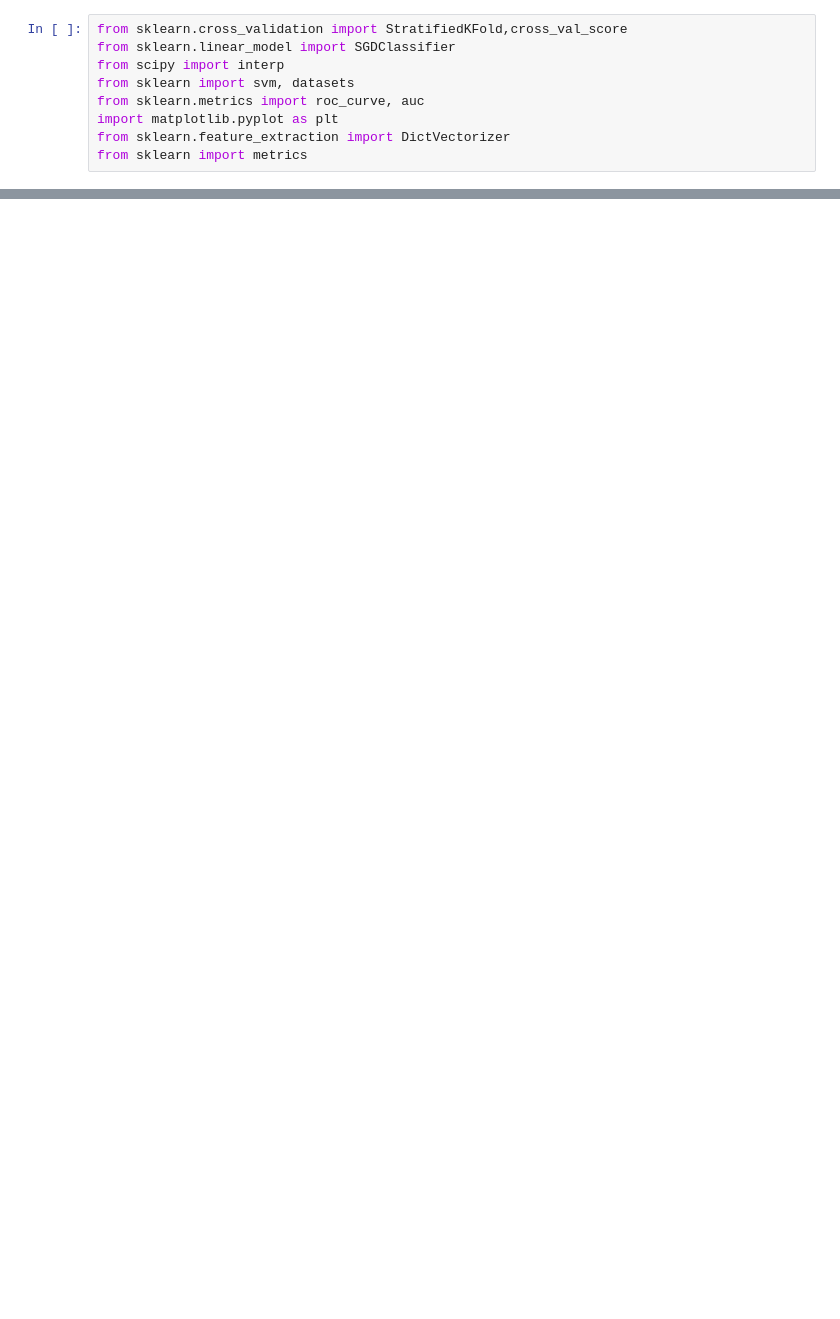
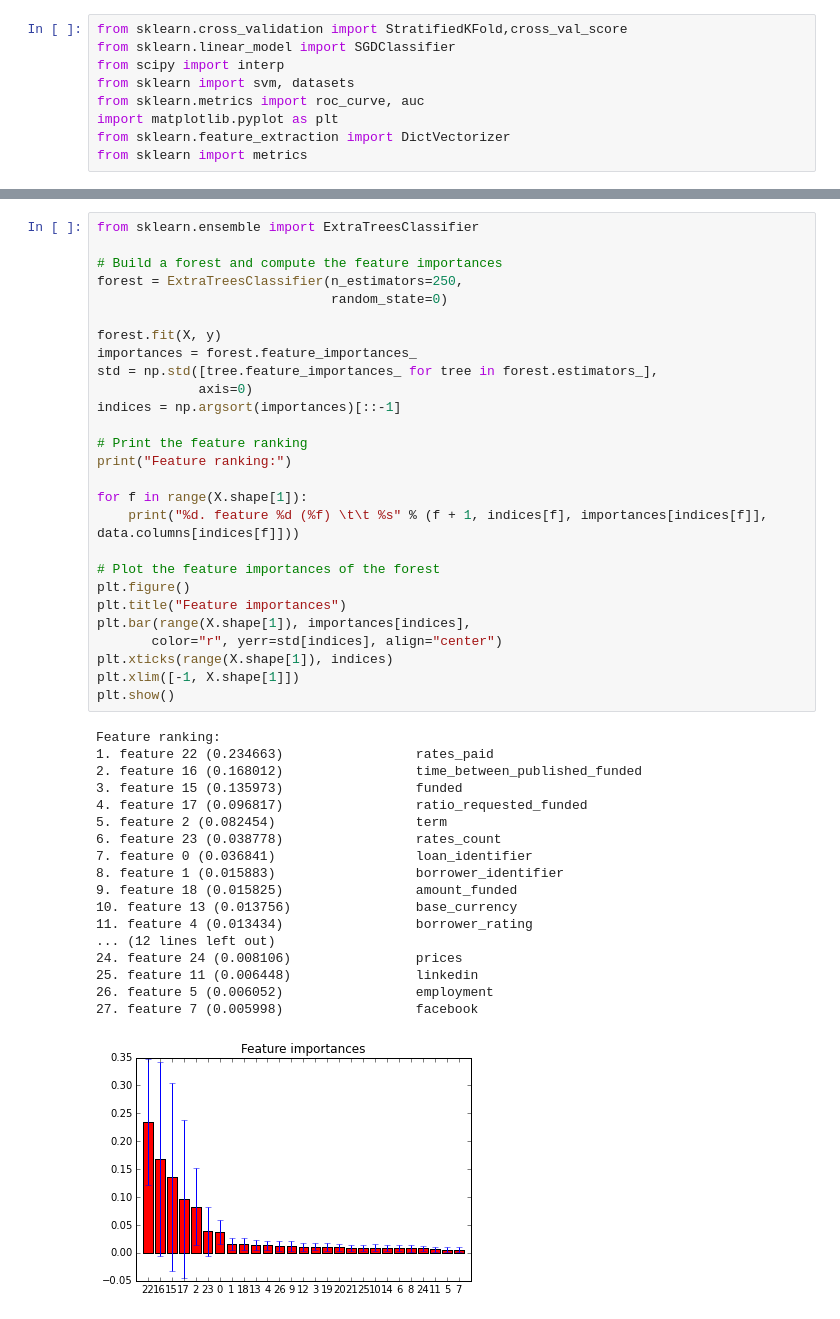
Before and after one commit to bojeanson/data_analysis_bitbond, a Jupyter notebook: Classification_program.ipynb, the cells around one changed output, grey strips where cells are left out. Saved outputs shown, nothing was run; the diff lists cells and outputs as text; blank space fills up the shorter version.

Commit message:
feat: script to build new feature

```diff
--- a/Classification_program.ipynb
+++ b/Classification_program.ipynb
@@ -150,0 +136,46 @@ plt.show()
+# %%
+from sklearn.ensemble import ExtraTreesClassifier
+
+# Build a forest and compute the feature importances
+forest = ExtraTreesClassifier(n_estimators=250,
+                              random_state=0)
+
+forest.fit(X, y)
+importances = forest.feature_importances_
+std = np.std([tree.feature_importances_ for tree in forest.estimators_],
+             axis=0)
+indices = np.argsort(importances)[::-1]
+
+# Print the feature ranking
+print("Feature ranking:")
+
+for f in range(X.shape[1]):
+    print("%d. feature %d (%f) \t\t %s" % (f + 1, indices[f], importances[indices[f]], data.columns[indices[f]]))
+
+# Plot the feature importances of the forest
+plt.figure()
+plt.title("Feature importances")
+plt.bar(range(X.shape[1]), importances[indices],
+       color="r", yerr=std[indices], align="center")
+plt.xticks(range(X.shape[1]), indices)
+plt.xlim([-1, X.shape[1]])
+plt.show()
+# %% [output]
+Feature ranking:
+1. feature 22 (0.234663)                 rates_paid
+2. feature 16 (0.168012)                 time_between_published_funded
+3. feature 15 (0.135973)                 funded
+4. feature 17 (0.096817)                 ratio_requested_funded
+5. feature 2 (0.082454)                  term
+6. feature 23 (0.038778)                 rates_count
+7. feature 0 (0.036841)                  loan_identifier
+8. feature 1 (0.015883)                  borrower_identifier
+9. feature 18 (0.015825)                 amount_funded
+10. feature 13 (0.013756)                base_currency
+11. feature 4 (0.013434)                 borrower_rating
+... (12 lines left out)
+24. feature 24 (0.008106)                prices
+25. feature 11 (0.006448)                linkedin
+26. feature 5 (0.006052)                 employment
+27. feature 7 (0.005998)                 facebook
+[figure, added]
```
Also changed, not shown: parts of 9 cells of this notebook, 2 other files.
